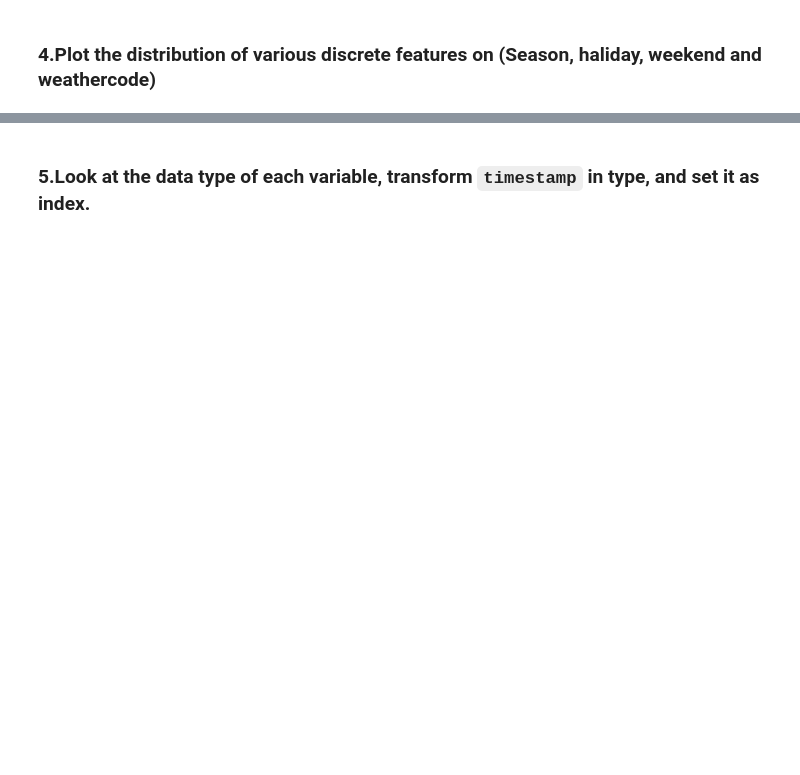
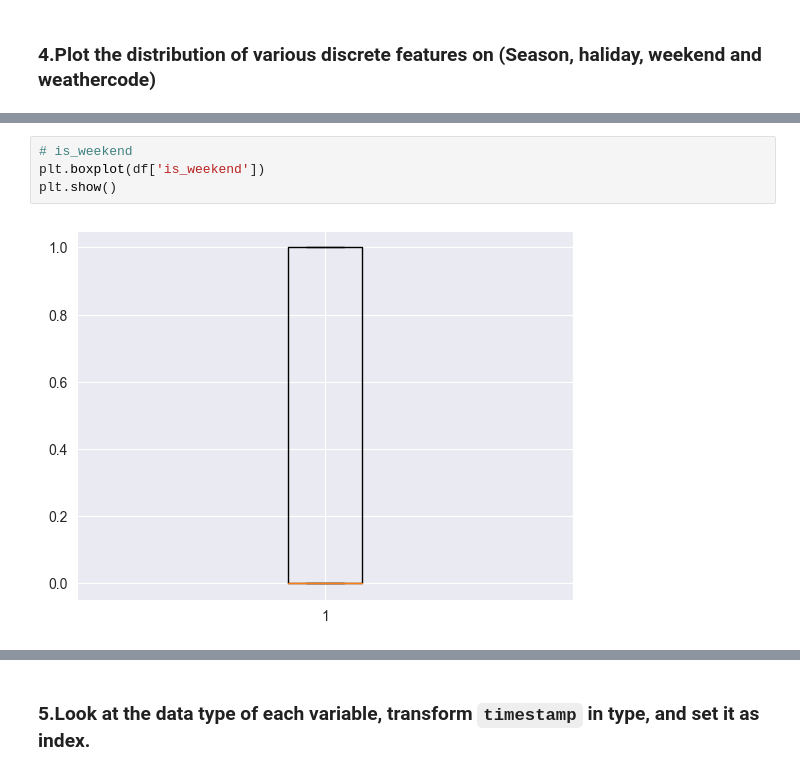
Before and after one commit to fenyx-it-academy/Class7-Week20-Data-Visualization-Seaborn-Matplotlib, a Jupyter notebook: Data_Visualisation_(Seaborn_Matplotlib).ipynb, the cells around one changed output, grey strips where cells are left out. Saved outputs shown, nothing was run; the diff lists cells and outputs as text; blank space fills up the shorter version.

```diff
--- a/Data_Visualisation_(Seaborn_Matplotlib).ipynb
+++ b/Data_Visualisation_(Seaborn_Matplotlib).ipynb
@@ -70,0 +95,6 @@ warnings.filterwarnings("ignore")
+# %%
+# is_weekend
+plt.boxplot(df['is_weekend'])
+plt.show()
+# %% [output]
+[figure, added]
```
Also changed, not shown: parts of 51 cells of this notebook.
